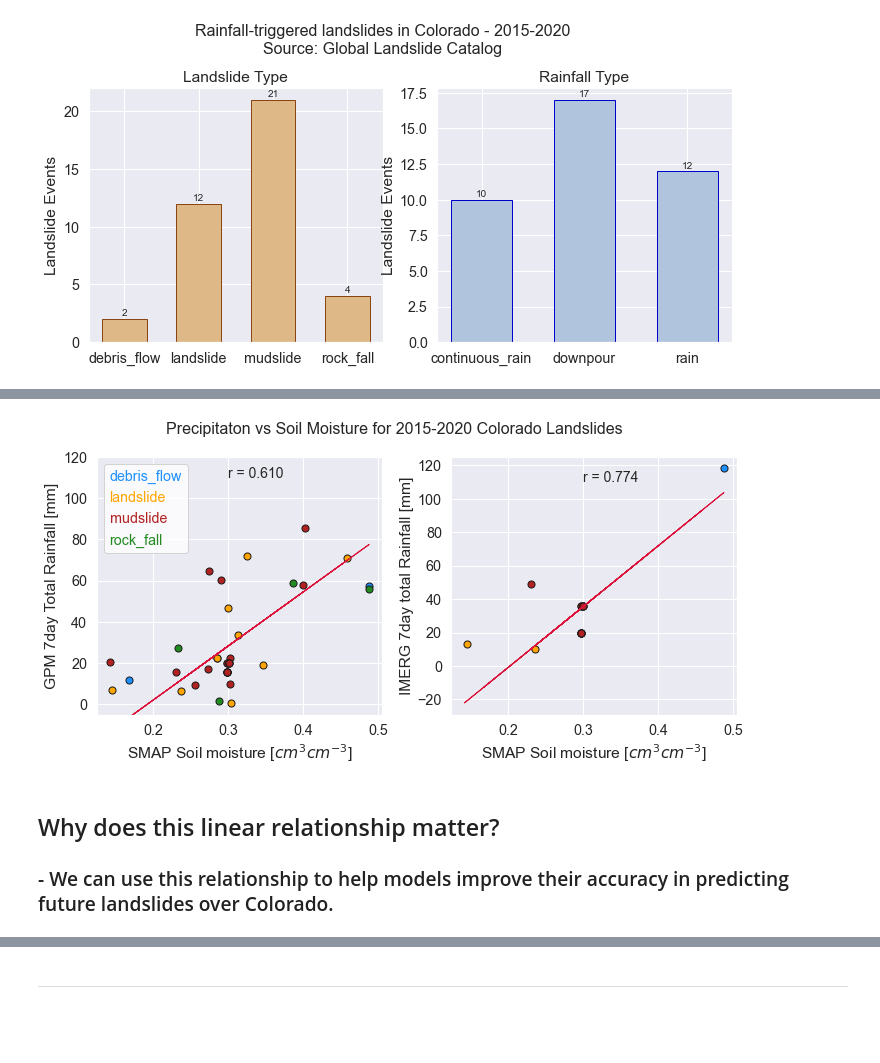
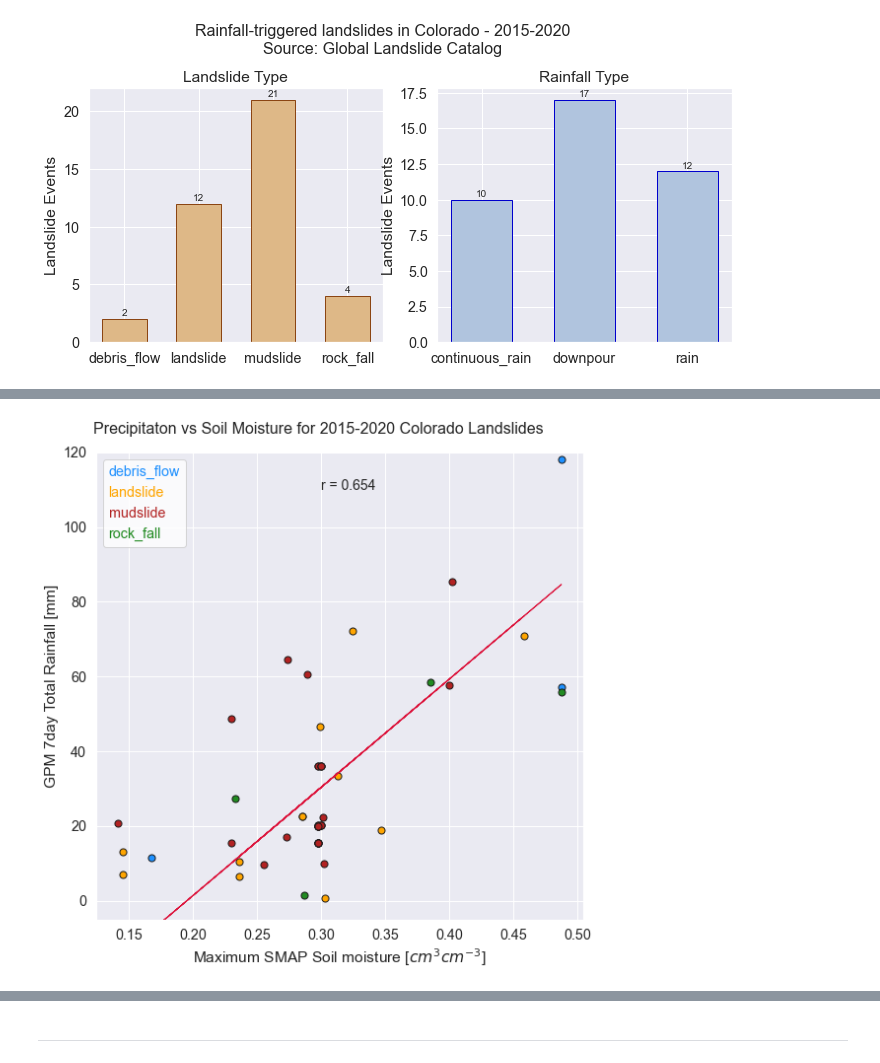
Before and after one commit to jacquiewitte/capstone-landslides-soilmoisture, a Jupyter notebook: presentations/Jacquie-Witte_CapstoneBlogPost_final.ipynb, the cells around one changed output, grey strips where cells are left out. Saved outputs shown, nothing was run; the diff lists cells and outputs as text; code cells hidden in the pictures; blank space fills up the shorter version.

```diff
--- a/presentations/Jacquie-Witte_CapstoneBlogPost_final.ipynb
+++ b/presentations/Jacquie-Witte_CapstoneBlogPost_final.ipynb
@@ -262,8 +282,7 @@ colors = ['dodgerblue',  'orange', 'firebrick', 'forestgreen', 'k', 'purple']
 category = dict(zip(np.unique(landslide_df['landslide_category']), colors))
 
 # Create a scatter plot
-fig, (ax1, ax2) = plt.subplots(ncols=2, nrows=1,
-                                figsize=(10, 5))
+fig, ax1 = plt.subplots(figsize=(8, 8))
 
 # GPM daily precip vs SMAP & ESA
 for id, df in landslide_df.groupby("landslide_id"):
@@ -272,17 +291,25 @@ for id, df in landslide_df.groupby("landslide_id"):
             ax1.scatter(df['smap_sm'], df['gpm_7day_accum_mm'],
                         edgecolor='k', s=50.0,
                         color=category[cat])
-            ax2.scatter(df['smap_sm'], df['imerg_7day_accum_mm'],
+            ax1.scatter(df['smap_sm'], df['imerg_7day_accum_mm'],
                         edgecolor='k', s=50.0,
                         color=category[cat])
 
 # calculate the linear trend
-idx = ( np.isfinite(landslide_df['smap_sm'])
-        & np.isfinite(landslide_df['gpm_7day_accum_mm'])
+idx_daily = (np.isfinite(landslide_df['smap_sm'])
+       & np.isfinite(landslide_df['gpm_7day_accum_mm'])
        )
 # defining the variables
-x = landslide_df['smap_sm'][idx].tolist()
-y = landslide_df['gpm_7day_accum_mm'][idx].tolist()
+x = landslide_df['smap_sm'][idx_daily].tolist()
+y = landslide_df['gpm_7day_accum_mm'][idx_daily].tolist()
+
+idx_30min = (np.isfinite(landslide_df['smap_sm'])
+       & np.isfinite(landslide_df['imerg_7day_accum_mm'])
+       )
+
+x = x + landslide_df['smap_sm'][idx_30min].tolist()
+y = y + landslide_df['imerg_7day_accum_mm'][idx_30min].tolist()
+
 # Remove anomalously high precip value
 yy = y[0:5] + y[7:-1]
 xx = x[0:5] + x[7:-1]
@@ -290,67 +317,35 @@ xx = x[0:5] + x[7:-1]
 # Calculate the OLR Bisector fit
 intercept, slope, var = leastsq(xx, yy, method=3)
 trend_mean_text = 'slope: '+str('{:.2f}'.format(slope)) + \
-      ', y: '+str('{:.2f}'.format(intercept))
+    ', y: '+str('{:.2f}'.format(intercept))
 
 # plot the linear trend
 ax1.plot(landslide_df['smap_sm'],
          intercept + slope*landslide_df['smap_sm'],
          color='crimson',
          linewidth=1.0)
 
-ax1.set(xlabel='SMAP Soil moisture [$cm^3 cm^{-3}$]',
+ax1.set(xlabel='Maximum SMAP Soil moisture [$cm^3 cm^{-3}$]',
         ylabel='GPM 7day Total Rainfall [mm]')
 ax1.set_ylim(-5, 120)
 
 # Add the correlation
 corr, p_value = st.pearsonr(xx, yy)
 ax1.text(0.3, 110, "r = {:.3f}".format(corr), fontsize=14)
 
 # Add legend
 leg = ax1.legend(handlelength=0, handletextpad=0, fancybox=True,
                  labels=category, labelcolor=colors, facecolor='white')
 for item in leg.legendHandles:
     item.set_visible(False)
 
 # add an overall caption
 fig.suptitle(
     'Precipitaton vs Soil Moisture for 2015-2020 Colorado Landslides',
     fontsize=16
 )
 
-ax2.set(xlabel='SMAP Soil moisture [$cm^3 cm^{-3}$]',
-        ylabel='IMERG 7day total Rainfall [mm]')
-
-# calculate the linear trend
-idx = ( np.isfinite(landslide_df['smap_sm'])
-        & np.isfinite(landslide_df['imerg_7day_accum_mm'])
-       )
-# defining the variables
-x = landslide_df['smap_sm'][idx].tolist()
-y = landslide_df['imerg_7day_accum_mm'][idx].tolist()
-# Calculate the OLR Bisector fit
-intercept, slope, var = leastsq(x, y, method=3)
-trend_mean_text = 'slope: '+str('{:.2f}'.format(slope)) + \
-      ', y: '+str('{:.2f}'.format(intercept))
-
-# plot the linear trend
-ax2.plot(landslide_df['smap_sm'],
-         intercept + slope*landslide_df['smap_sm'],
-         color='crimson',
-         linewidth=1.0)
-
-# Add the correlation
-corr, p_value = st.pearsonr(x, y)
-ax2.text(0.3, 110, "r = {:.3f}".format(corr), fontsize=14)
-
-
-#ax1.text(0.15, 110, trend_mean_text)
-#ax2.text(min(x), -20, trend_mean_text);
 
 plt.tight_layout()
 # %% [output]
-[figure, old version]
+[figure, new version]
-# %% [markdown]
-## Why does this linear relationship matter?
-
-### - We can use this relationship to help models improve their accuracy in predicting future landslides over Colorado.
```
Also changed, not shown: parts of 11 cells of this notebook.
